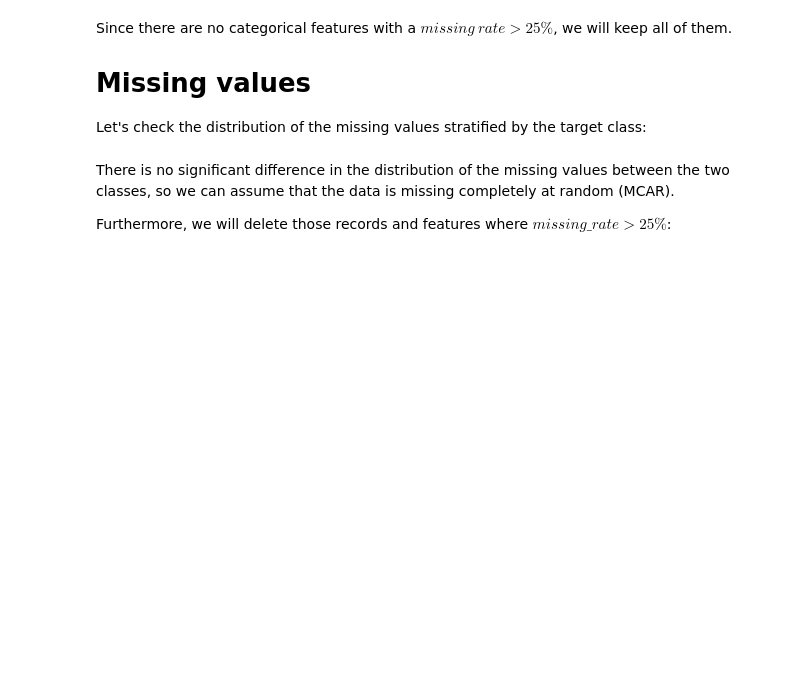
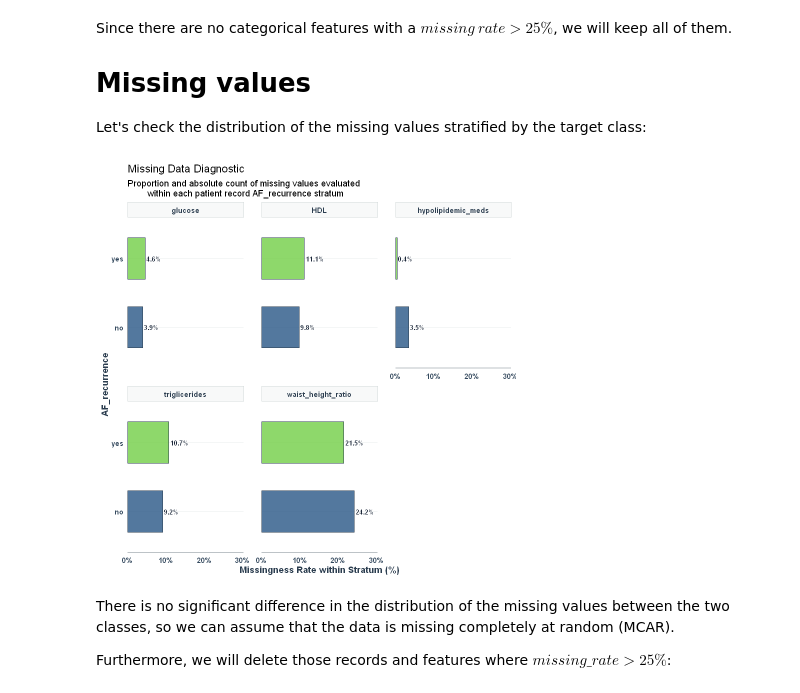
Before and after one commit to MiguelGomGar/TFM, a Jupyter notebook: notebooks/clinical_data_analysis.ipynb, the cells around one changed output. Drawn from its saved outputs; the diff is of its cells as text; code cells hidden in the pictures; blank space fills up the shorter version.

Commit message:
data analysis refactored, finished with the here package and the ipynb transcription from Rmd files

```diff
--- a/notebooks/clinical_data_analysis.ipynb
+++ b/notebooks/clinical_data_analysis.ipynb
@@ -98,7 +179,16 @@ Since there are no categorical features with a $missing \ rate > 25 \%$, we will
 # Missing values
 Let's check the distribution of the missing values stratified by the target class:
 # %%
-plot_stratified_missingness(clinical_data, output = output_dir)
+# Create the plot
+NAs_by_AF_recurrence <- plot_stratified_missingness(clinical_data)
+
+# Save the plot
+save_plot(NAs_by_AF_recurrence, "NAs_stratified_by_AF_recurrence.png")
+
+# Visualize the plot
+NAs_by_AF_recurrence
+# %% [output]
+[figure, added]
 # %% [markdown]
 There is no significant difference in the distribution of the missing values between the two classes, so we can assume that the data is missing completely at random (MCAR).
 
```
Also changed, not shown: parts of 18 cells of this notebook, 3 other files.
